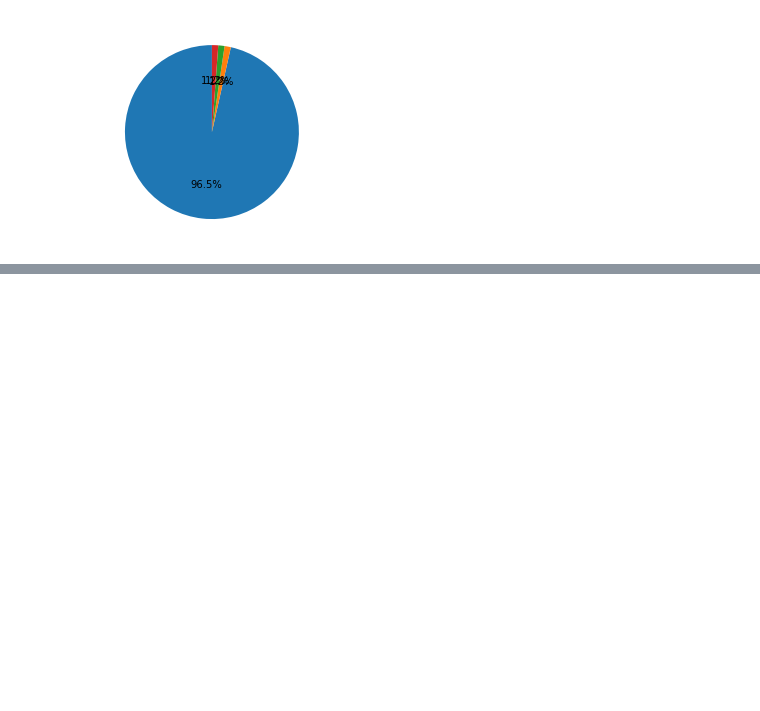
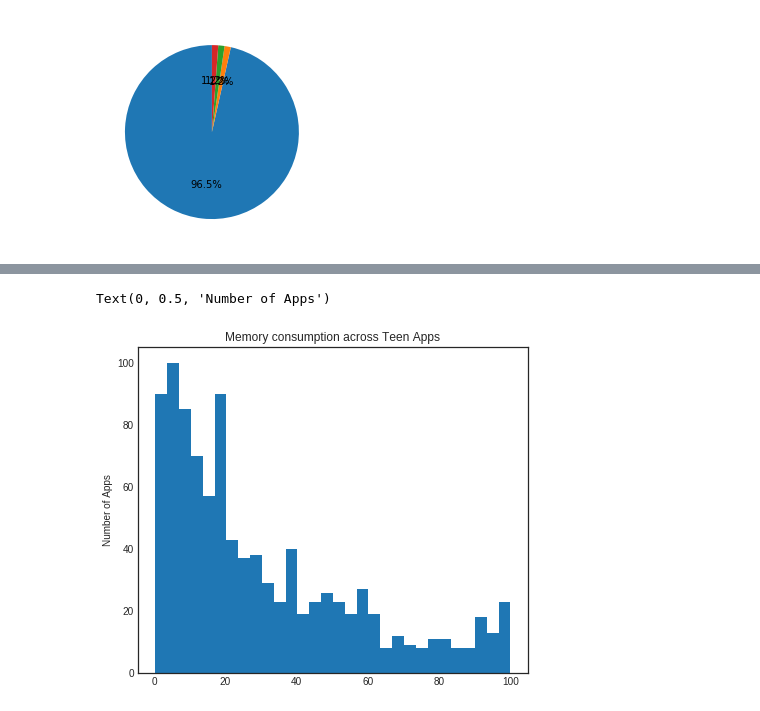
Before and after one commit to nikibhatt/DS-Unit-1-Sprint-3-Linear-Algebra, a Jupyter notebook: NB_Portfolio.ipynb, the cells around one changed output, grey strips where cells are left out. Cells and saved outputs as stored; diff of their text form; code cells hidden in the pictures; blank space fills up the shorter version.

```diff
--- a/NB_Portfolio.ipynb
+++ b/NB_Portfolio.ipynb
@@ -237,0 +237,10 @@ The 'normed' kwarg was deprecated in Matplotlib 2.1 and will be removed in 3.1.
+# %%
+Sizes_teen = pd.to_numeric(df_teen['Size'])
+plt.style.use('seaborn-white')
+plt.figure(figsize=(7,6))
+plt.hist(Sizes_teen, bins=30);
+plt.title('Memory consumption across Teen Apps')
+plt.ylabel('Number of Apps')
+# %% [output]
+Text(0, 0.5, 'Number of Apps')
+[figure, added]
```
Also changed, not shown: parts of 4 cells of this notebook.
